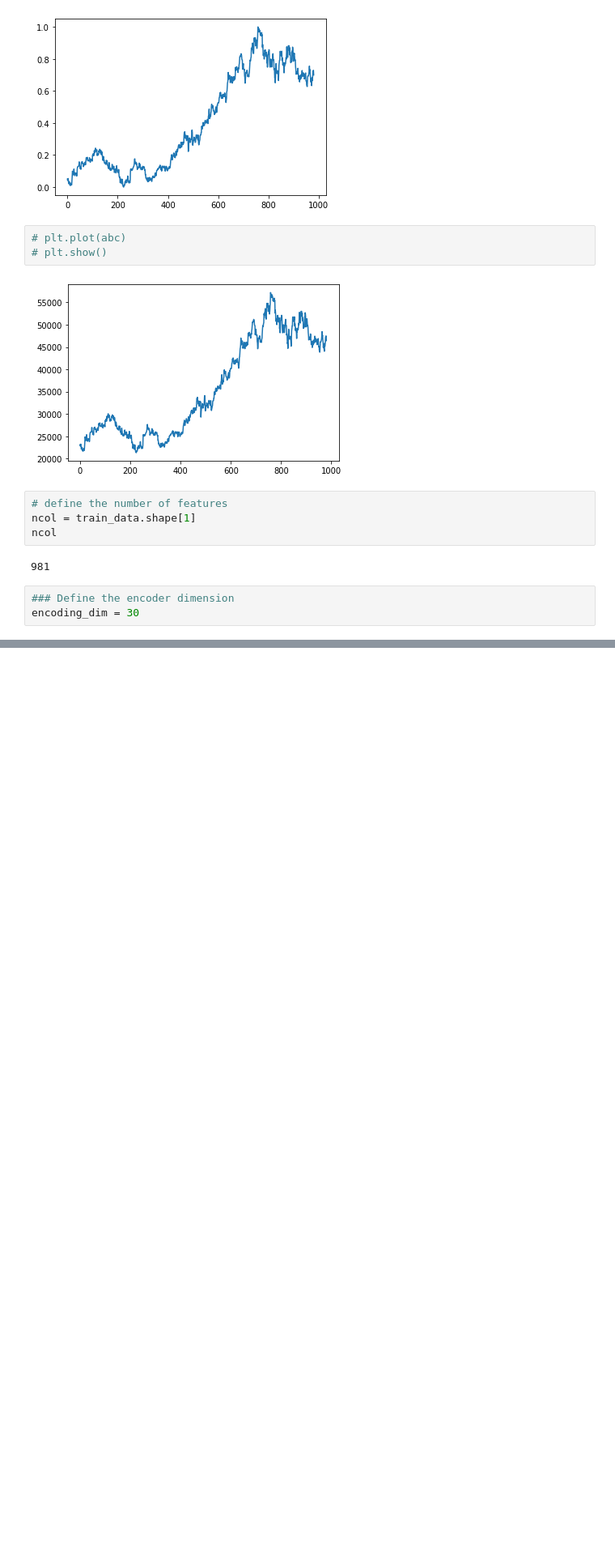
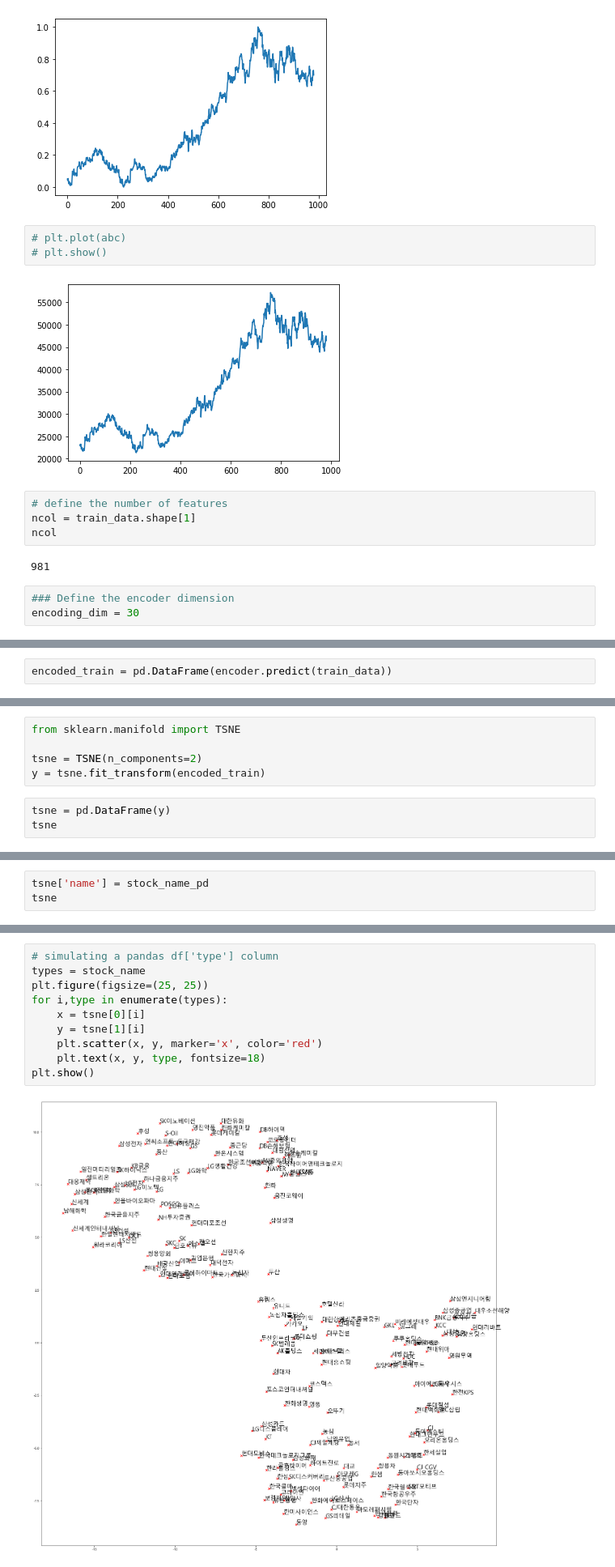
Before and after one commit to hyungjik/TSC_practice, a Jupyter notebook: Untitled.ipynb, the cells around one changed output, grey strips where cells are left out. Shown at 81% size. Cells and saved outputs as stored; diff of their text form; blank space fills up the shorter version.

```diff
--- a/Untitled.ipynb
+++ b/Untitled.ipynb
@@ -195,0 +234,2 @@ _________________________________________________________________
+# %%
+encoded_train = pd.DataFrame(encoder.predict(train_data))
@@ -195,0 +252,8 @@ _________________________________________________________________
+# %%
+from sklearn.manifold import TSNE
+
+tsne = TSNE(n_components=2)
+y = tsne.fit_transform(encoded_train)
+# %%
+tsne = pd.DataFrame(y)
+tsne
@@ -195,0 +274,3 @@ _________________________________________________________________
+# %%
+tsne['name'] = stock_name_pd
+tsne
@@ -195,0 +291,12 @@ _________________________________________________________________
+# %%
+# simulating a pandas df['type'] column
+types = stock_name
+plt.figure(figsize=(25, 25))
+for i,type in enumerate(types):
+    x = tsne[0][i]
+    y = tsne[1][i]
+    plt.scatter(x, y, marker='x', color='red')
+    plt.text(x, y, type, fontsize=18)
+plt.show()
+# %% [output]
+[figure, added]
```
Also changed, not shown: parts of 17 cells of this notebook.
